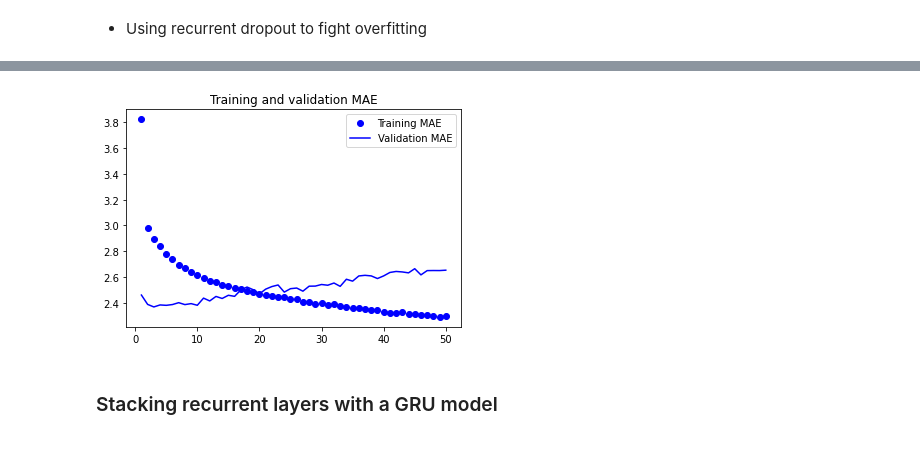
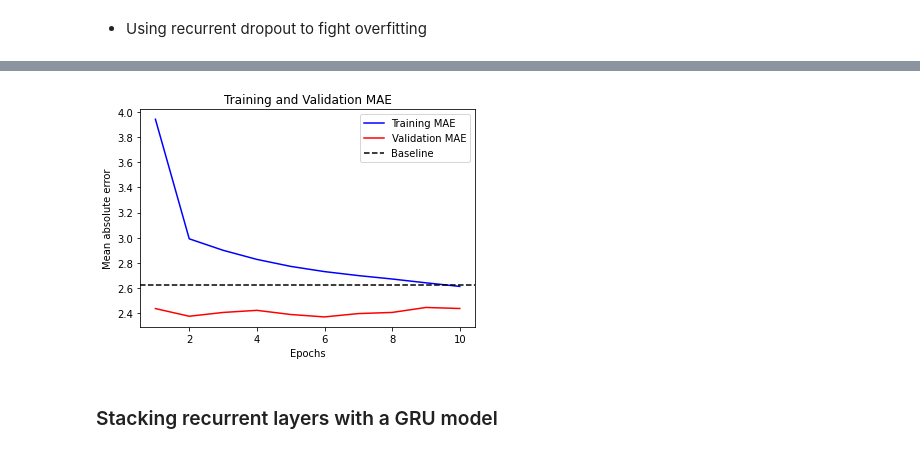
Before and after one commit to kirenz/deep-learning, a Jupyter notebook: docs/keras-time.ipynb, the cells around one changed output, grey strips where cells are left out. Cells and saved outputs as stored; diff of their text form; code cells hidden in the pictures.

```diff
--- a/docs/keras-time.ipynb
+++ b/docs/keras-time.ipynb
@@ -465,4 +379,0 @@ Epoch 10/10
-# %%
-model = keras.models.load_model("jena_conv.keras")
-
-print(f"Test MAE: {model.evaluate(test_dataset)[1]:.2f}")
@@ -538,4 +379,0 @@ Epoch 10/10
-# %%
-model = keras.models.load_model("jena_lstm.keras")
-
-print(f"Test MAE: {model.evaluate(test_dataset)[1]:.2f}")
@@ -641,13 +397,15 @@ outputs = layers.Dense(1)(x)
 model = keras.Model(inputs, outputs)
 # %%
 callbacks = [
-    keras.callbacks.ModelCheckpoint("jena_lstm_dropout.keras",
-                                    save_best_only=True)
+    keras.callbacks.ModelCheckpoint("time_jena_lstm_dropout.keras",
+                                    save_best_only=True),
+    keras.callbacks.EarlyStopping(monitor="val_loss", min_delta=0, patience=5)
+
 ]
 # %%
 model.compile(optimizer="rmsprop", loss="mse", metrics=["mae"])
 history = model.fit(train_dataset,
-                    epochs=50,
+                    epochs=10, # we use 10 instead of 50
                     validation_data=val_dataset,
                     callbacks=callbacks)
 # %% [output]
@@ -677,20 +438,7 @@ Test MAE: 2.54
-# %%
-import matplotlib.pyplot as plt
-
-loss = history.history["mae"]
-val_loss = history.history["val_mae"]
-epochs = range(1, len(loss) + 1)
-
-plt.figure()
-
-plt.plot(epochs, loss, "bo", label="Training MAE")
-plt.plot(epochs, val_loss, "b", label="Validation MAE")
-
-plt.title("Training and validation MAE")
-plt.legend()
-plt.show()
-# %% [output]
-[figure, removed]
+# %%
+visualize_mae(history, "Training and Validation MAE")
+# %% [output]
+[figure, added]
 # %% [markdown]
 ### Stacking recurrent layers with a GRU model
 # %% [markdown]
```
Also changed, not shown: parts of 86 cells of this notebook, 5 other files.
